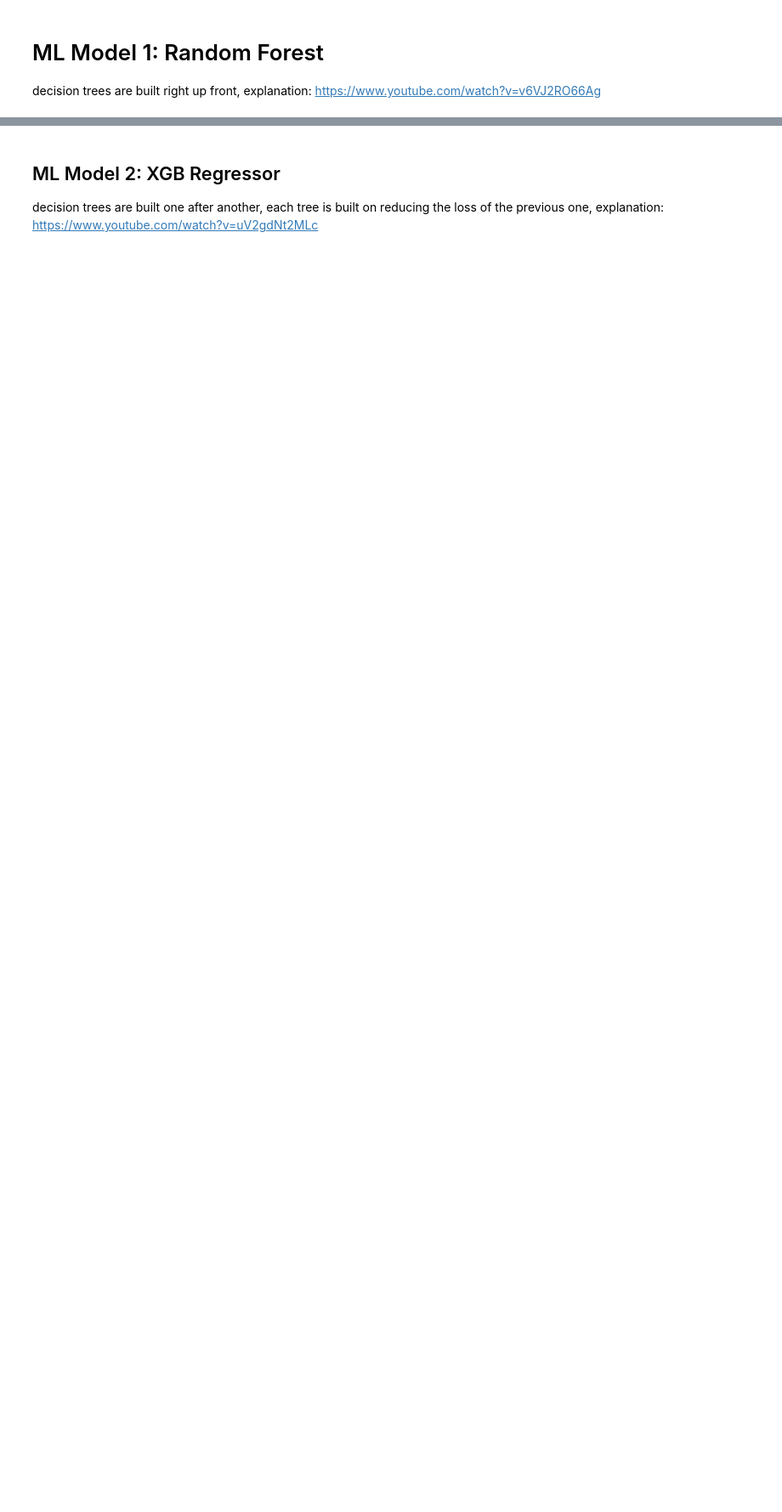
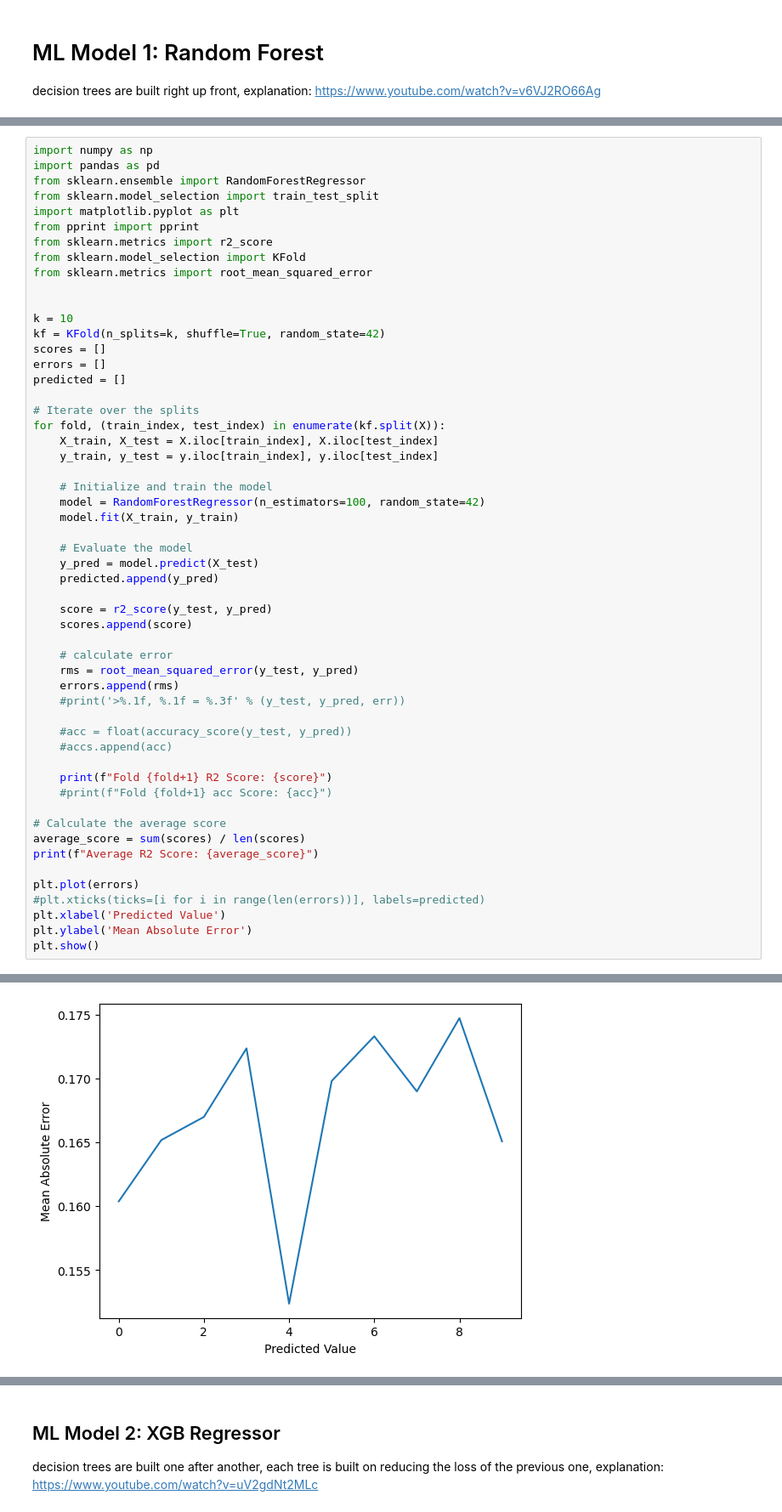
Before and after one commit to hritiksauw199/Nanomatter-Motionlab, a Jupyter notebook: data_generate_code.ipynb, the cells around one changed output, grey strips where cells are left out. Shown at 85% size. Drawn from its saved outputs; the diff is of its cells as text; blank space fills up the shorter version.

```diff
--- a/data_generate_code.ipynb
+++ b/data_generate_code.ipynb
@@ -204,0 +239,55 @@ explanation: https://www.youtube.com/watch?v=v6VJ2RO66Ag
+# %%
+import numpy as np
+import pandas as pd
+from sklearn.ensemble import RandomForestRegressor
+from sklearn.model_selection import train_test_split
+import matplotlib.pyplot as plt
+from pprint import pprint
+from sklearn.metrics import r2_score
+from sklearn.model_selection import KFold
+from sklearn.metrics import root_mean_squared_error
+
+
+k = 10
+kf = KFold(n_splits=k, shuffle=True, random_state=42)
+scores = []
+errors = []
+predicted = []
+
+# Iterate over the splits
+for fold, (train_index, test_index) in enumerate(kf.split(X)):
+    X_train, X_test = X.iloc[train_index], X.iloc[test_index]
+    y_train, y_test = y.iloc[train_index], y.iloc[test_index]
+
+    # Initialize and train the model
+    model = RandomForestRegressor(n_estimators=100, random_state=42)
+    model.fit(X_train, y_train)
+
+    # Evaluate the model
+    y_pred = model.predict(X_test)
+    predicted.append(y_pred)
+
+    score = r2_score(y_test, y_pred)
+    scores.append(score)
+
+    # calculate error
+    rms = root_mean_squared_error(y_test, y_pred)
+    errors.append(rms)
+    #print('>%.1f, %.1f = %.3f' % (y_test, y_pred, err))
+
+    #acc = float(accuracy_score(y_test, y_pred))
+    #accs.append(acc)
+
+    print(f"Fold {fold+1} R2 Score: {score}")
+    #print(f"Fold {fold+1} acc Score: {acc}")
+
+# Calculate the average score
+average_score = sum(scores) / len(scores)
+print(f"Average R2 Score: {average_score}")
+
+plt.plot(errors)
+#plt.xticks(ticks=[i for i in range(len(errors))], labels=predicted)
+plt.xlabel('Predicted Value')
+plt.ylabel('Mean Absolute Error')
+plt.show()
+# %% [output]
@@ -204,0 +305 @@ explanation: https://www.youtube.com/watch?v=v6VJ2RO66Ag
+[figure, added]
```
Also changed, not shown: parts of 12 cells of this notebook, 3 other files.
